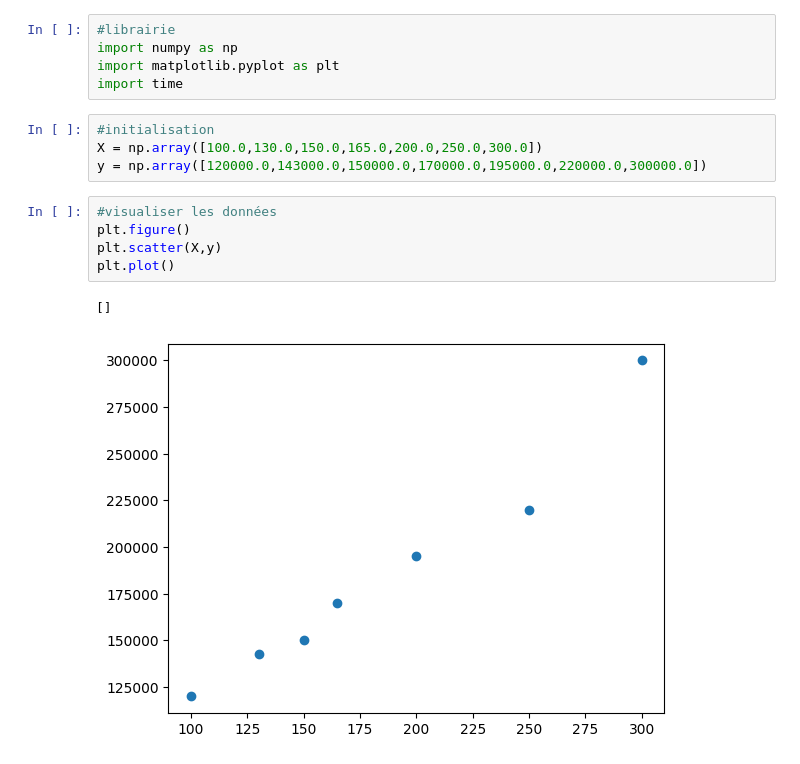
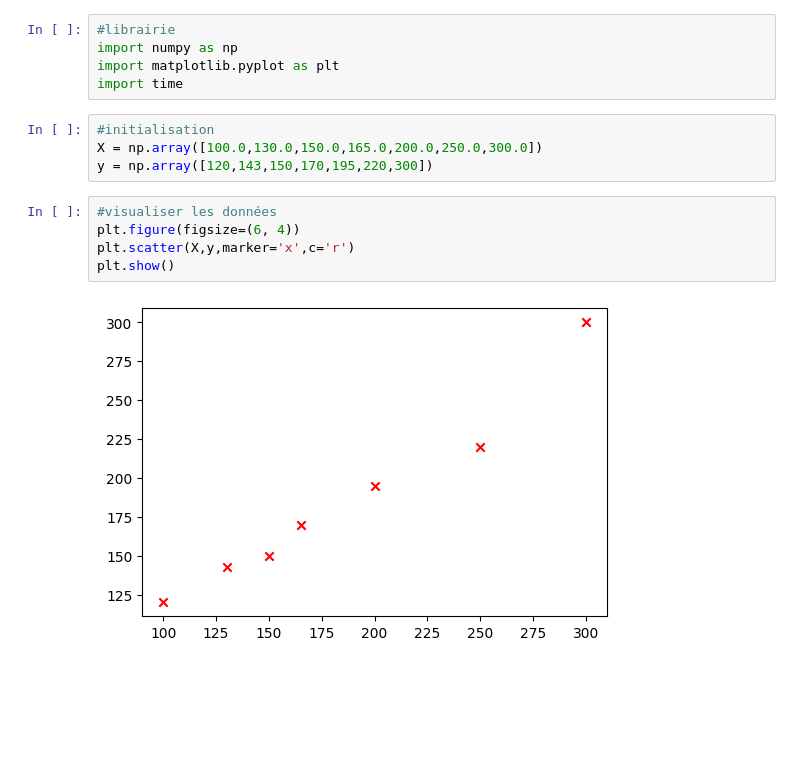
Before and after one commit to mtarotML/ml-sandbox, a Jupyter notebook: notebooks/linear_regression.ipynb, the cells around one changed output. Cells and saved outputs as stored; diff of their text form; blank space fills up the shorter version.

```diff
--- a/notebooks/linear_regression.ipynb
+++ b/notebooks/linear_regression.ipynb
@@ -6,15 +6,14 @@ import time
 # %%
 #initialisation
 X = np.array([100.0,130.0,150.0,165.0,200.0,250.0,300.0])
-y = np.array([120000.0,143000.0,150000.0,170000.0,195000.0,220000.0,300000.0])
+y = np.array([120,143,150,170,195,220,300])
 # %%
 #visualiser les données
-plt.figure()
-plt.scatter(X,y)
-plt.plot()
+plt.figure(figsize=(6, 4))
+plt.scatter(X,y,marker='x',c='r')
+plt.show()
 # %% [output]
-[]
-[figure, old version]
+[figure, new version]
 # %%
 def calculer_cout(X,y,w,b):
     cout = 0
```
Also changed, not shown: parts of 5 cells of this notebook.
